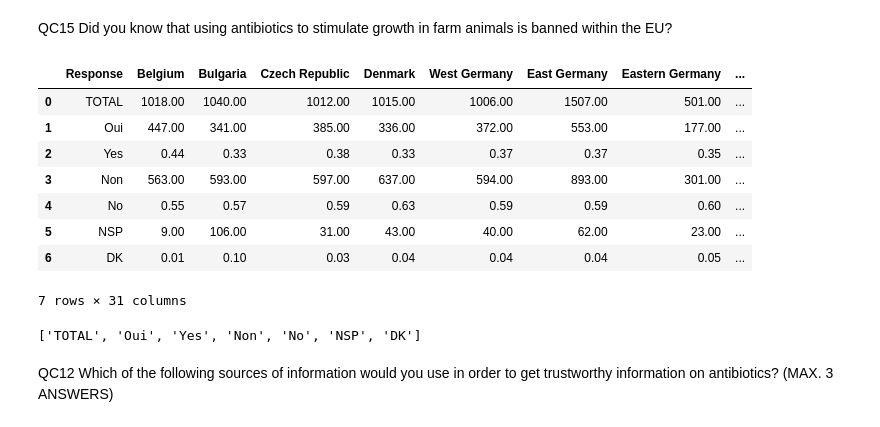
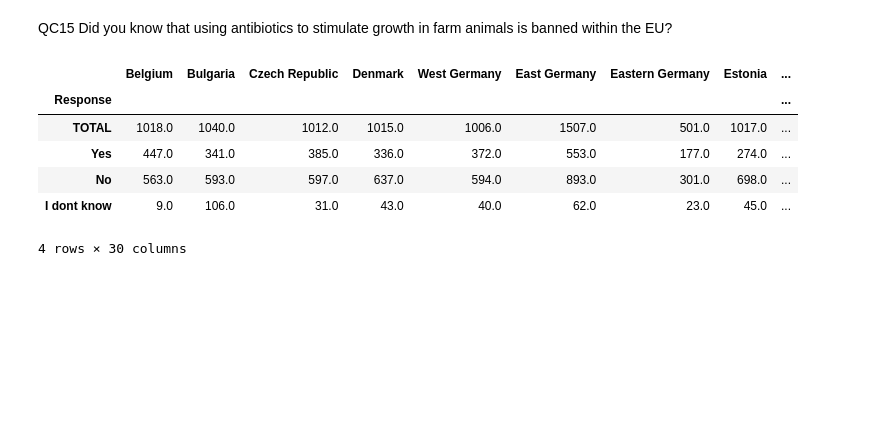
Before and after one commit to phoebemma/Project-1-Writing-a-Data-Science-Blog-post, a Jupyter notebook: EU_Antimicrobial resistance.ipynb, the cells around one changed output. Saved outputs shown, nothing was run; the diff lists cells and outputs as text; code cells hidden in the pictures; blank space fills up the shorter version.

```diff
--- a/EU_Antimicrobial resistance.ipynb
+++ b/EU_Antimicrobial resistance.ipynb
@@ -518,27 +531,22 @@ QC15 Did you know that using antibiotics to stimulate growth in farm animals is
 # %%
 Question_15= pd.read_excel(EU_antibiotics, "QC15", skiprows = 7, header = [1])
 Question_15= Question_15.drop(["UE28\nEU28", "Unnamed: 0"], axis = 1)
 Question_15.rename(columns ={"Unnamed: 1":"Response", "BE": "Belgium", "BG": "Bulgaria", "CZ": "Czech Republic",
                           "DK": "Denmark", "D-W": "West Germany", "DE": "East Germany", "D-E": "Eastern Germany", "EE": "Estonia",
                            "IE": "Ireland", "EL" :"Greece" , "ES":"Spain", "FR":"France", "HR":"Croatia", "IT":"Italy","CY":"Cyprus",
                            "LV":"Latvia", "LT": "Lithuania", "LU": "Luxembourg", "HU":"Hungary", "MT":"Malta", "NL":"Netherlands",
                             "AT":"Austria", "PL": "Poland", "PT":"Portugal", "RO": "Romania", "SI":"Slovenia", "SK":"Slovekia",
                           "FI":"Finland", "SE": "Sweden", "UK":"United Kingdom" }, inplace = True)
+Question_15 = Question_15.set_index("Response")
+Question_15 =Question_15.loc[["TOTAL", "Oui", "Non", "NSP"]]
+Question_15= Question_15.rename(index= {"Oui":"Yes", "Non":"No", "NSP":"I dont know"})
 Question_15.reset_index(drop = True)
-Question_15.head(10)
+Question_15.head(20)
 # %% [output]
-|  | Response | Belgium | Bulgaria | Czech Republic | Denmark | West Germany | East Germany | Eastern Germany | ... |
-| 0 | TOTAL | 1018.00 | 1040.00 | 1012.00 | 1015.00 | 1006.00 | 1507.00 | 501.00 | ... |
-| 1 | Oui | 447.00 | 341.00 | 385.00 | 336.00 | 372.00 | 553.00 | 177.00 | ... |
-| 2 | Yes | 0.44 | 0.33 | 0.38 | 0.33 | 0.37 | 0.37 | 0.35 | ... |
-| 3 | Non | 563.00 | 593.00 | 597.00 | 637.00 | 594.00 | 893.00 | 301.00 | ... |
-| 4 | No | 0.55 | 0.57 | 0.59 | 0.63 | 0.59 | 0.59 | 0.60 | ... |
-| 5 | NSP | 9.00 | 106.00 | 31.00 | 43.00 | 40.00 | 62.00 | 23.00 | ... |
-| 6 | DK | 0.01 | 0.10 | 0.03 | 0.04 | 0.04 | 0.04 | 0.05 | ... |
+|  | Belgium | Bulgaria | Czech Republic | Denmark | West Germany | East Germany | Eastern Germany | Estonia | ... |
+| Response |  |  |  |  |  |  |  |  | ... |
+| TOTAL | 1018.0 | 1040.0 | 1012.0 | 1015.0 | 1006.0 | 1507.0 | 501.0 | 1017.0 | ... |
+| Yes | 447.0 | 341.0 | 385.0 | 336.0 | 372.0 | 553.0 | 177.0 | 274.0 | ... |
+| No | 563.0 | 593.0 | 597.0 | 637.0 | 594.0 | 893.0 | 301.0 | 698.0 | ... |
+| I dont know | 9.0 | 106.0 | 31.0 | 43.0 | 40.0 | 62.0 | 23.0 | 45.0 | ... |
-7 rows × 31 columns
+4 rows × 30 columns
-# %%
-list(Question_15["Response"])
-# %% [output]
-['TOTAL', 'Oui', 'Yes', 'Non', 'No', 'NSP', 'DK']
-# %% [markdown]
-QC12 Which of the following sources of information would you use in order to get trustworthy information on antibiotics? (MAX. 3 ANSWERS)
```
Also changed, not shown: parts of 2 cells of this notebook.
